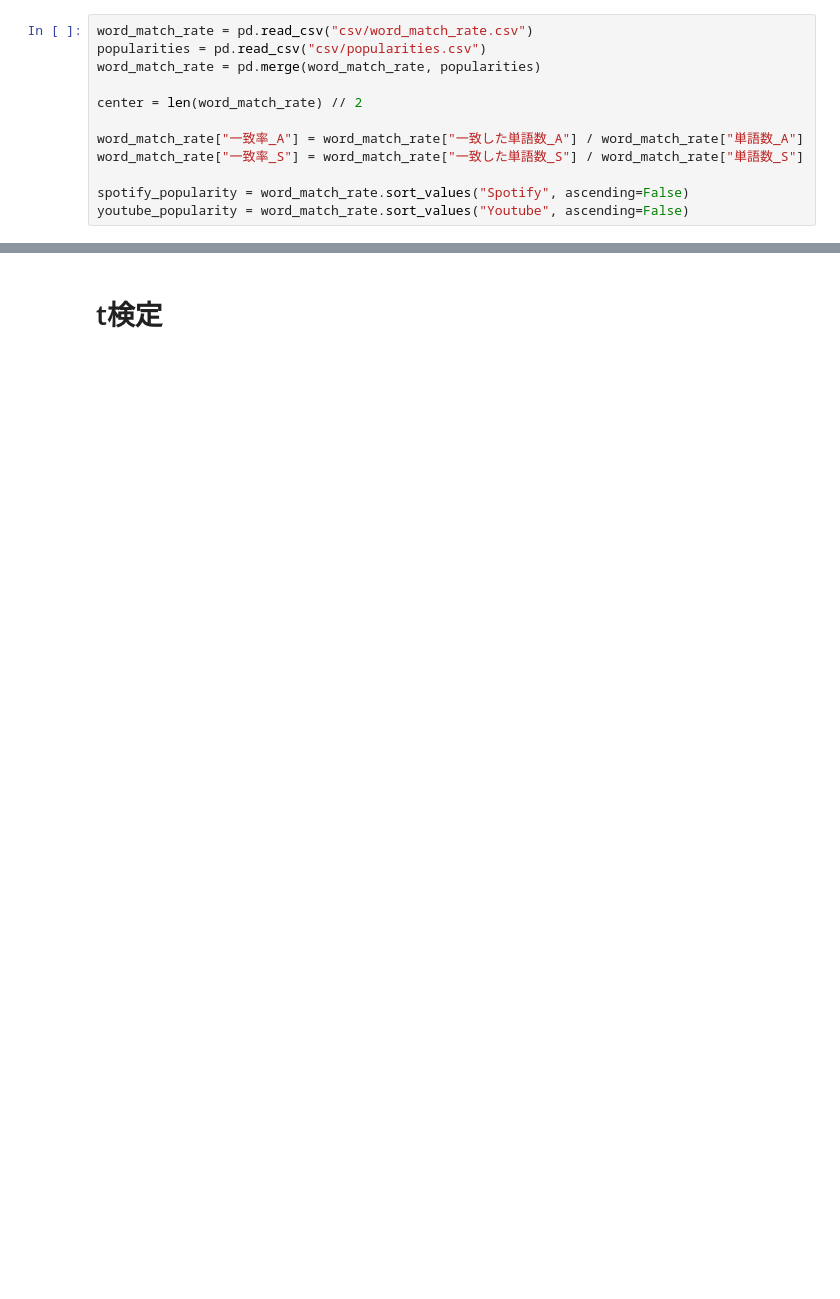
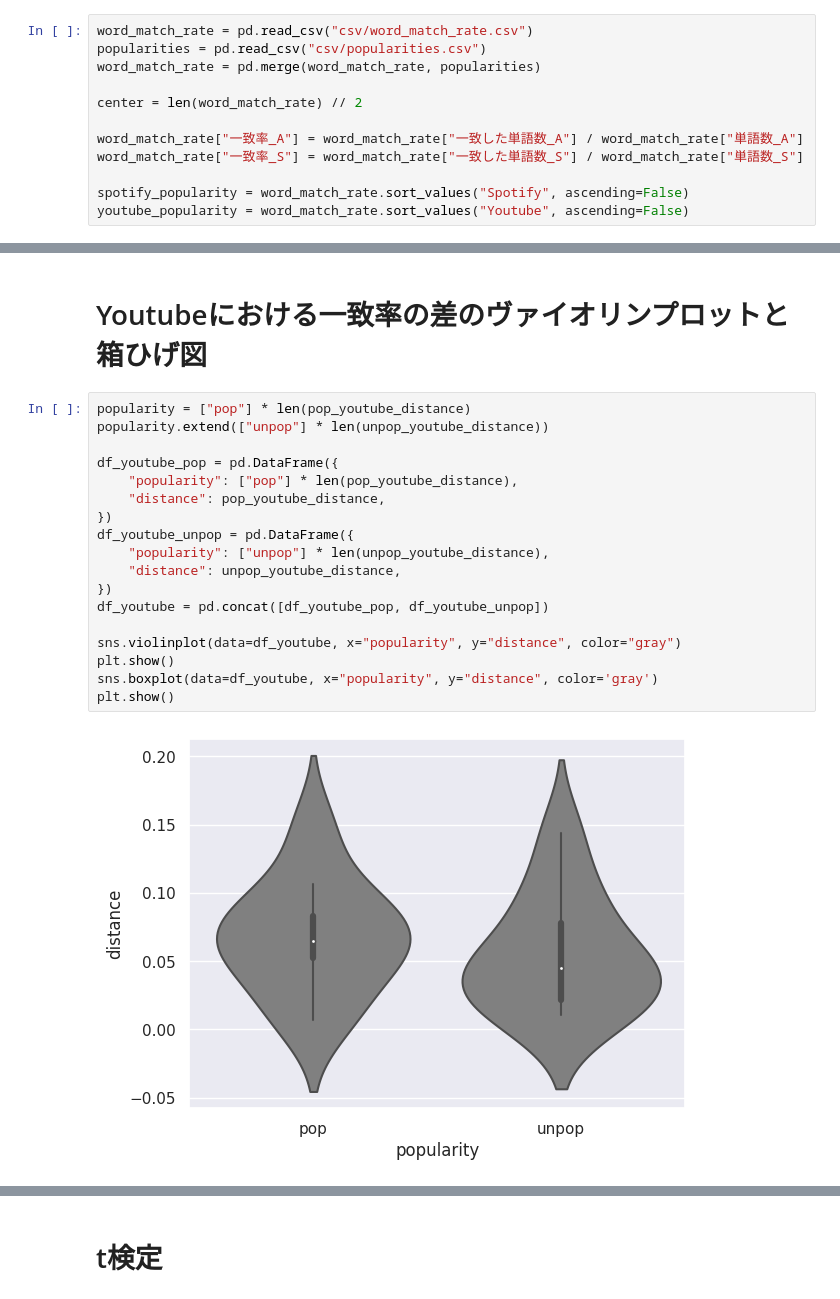
Before and after one commit to tsubasasugawara/lyrics_melody_analyzer, a Jupyter notebook: notebooks/word_match_rate_analysis.ipynb, the cells around one changed output, grey strips where cells are left out. Cells and saved outputs as stored; diff of their text form; blank space fills up the shorter version.

```diff
--- a/notebooks/word_match_rate_analysis.ipynb
+++ b/notebooks/word_match_rate_analysis.ipynb
@@ -48,0 +66,22 @@ fig.show()
+# %% [markdown]
+# Youtubeにおける一致率の差のヴァイオリンプロットと箱ひげ図
+# %%
+popularity = ["pop"] * len(pop_youtube_distance)
+popularity.extend(["unpop"] * len(unpop_youtube_distance))
+
+df_youtube_pop = pd.DataFrame({
+    "popularity": ["pop"] * len(pop_youtube_distance),
+    "distance": pop_youtube_distance,
+})
+df_youtube_unpop = pd.DataFrame({
+    "popularity": ["unpop"] * len(unpop_youtube_distance),
+    "distance": unpop_youtube_distance,
+})
+df_youtube = pd.concat([df_youtube_pop, df_youtube_unpop])
+
+sns.violinplot(data=df_youtube, x="popularity", y="distance", color="gray")
+plt.show()
+sns.boxplot(data=df_youtube, x="popularity", y="distance", color='gray')
+plt.show()
+# %% [output]
+[figure, added]
```
Also changed, not shown: parts of 13 cells of this notebook.
